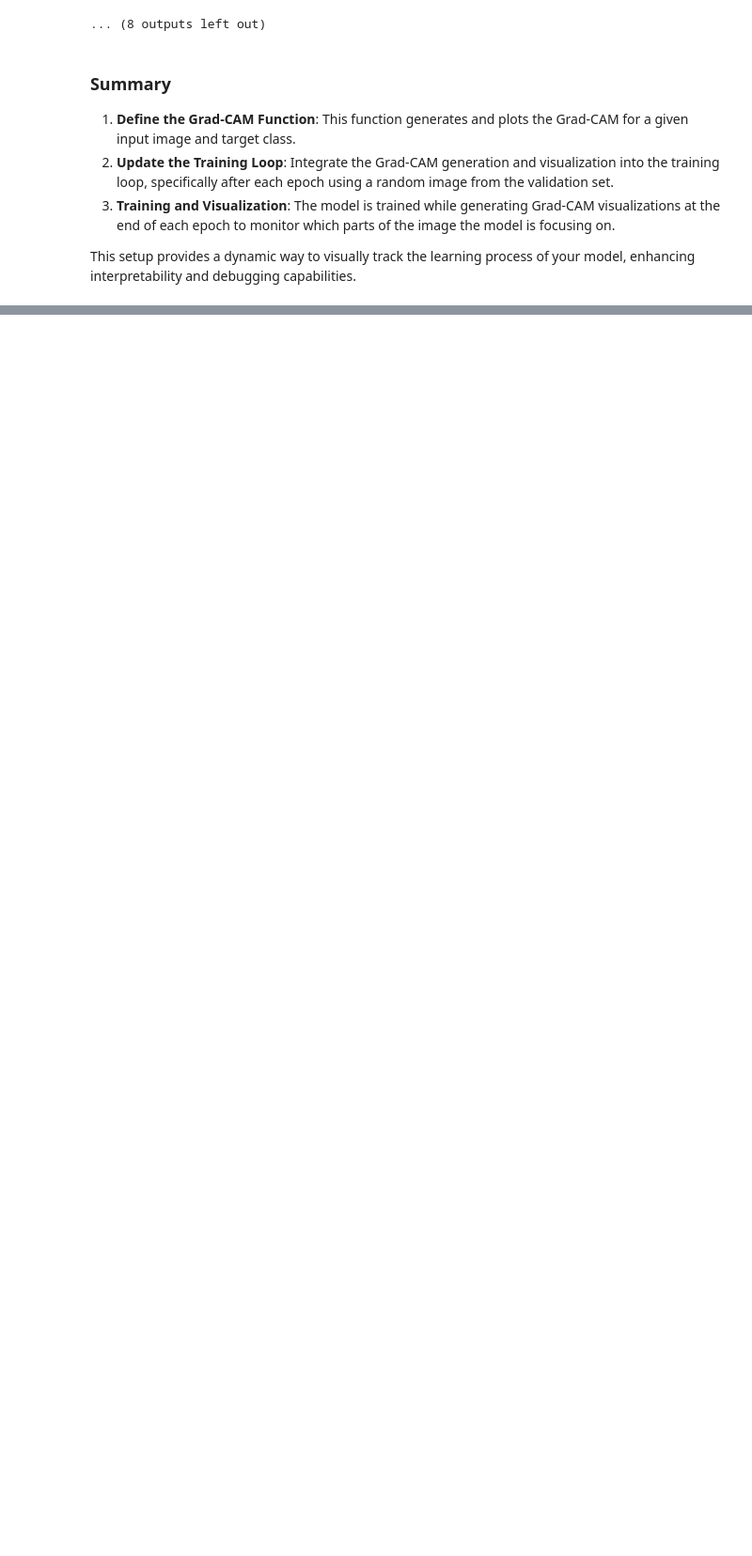
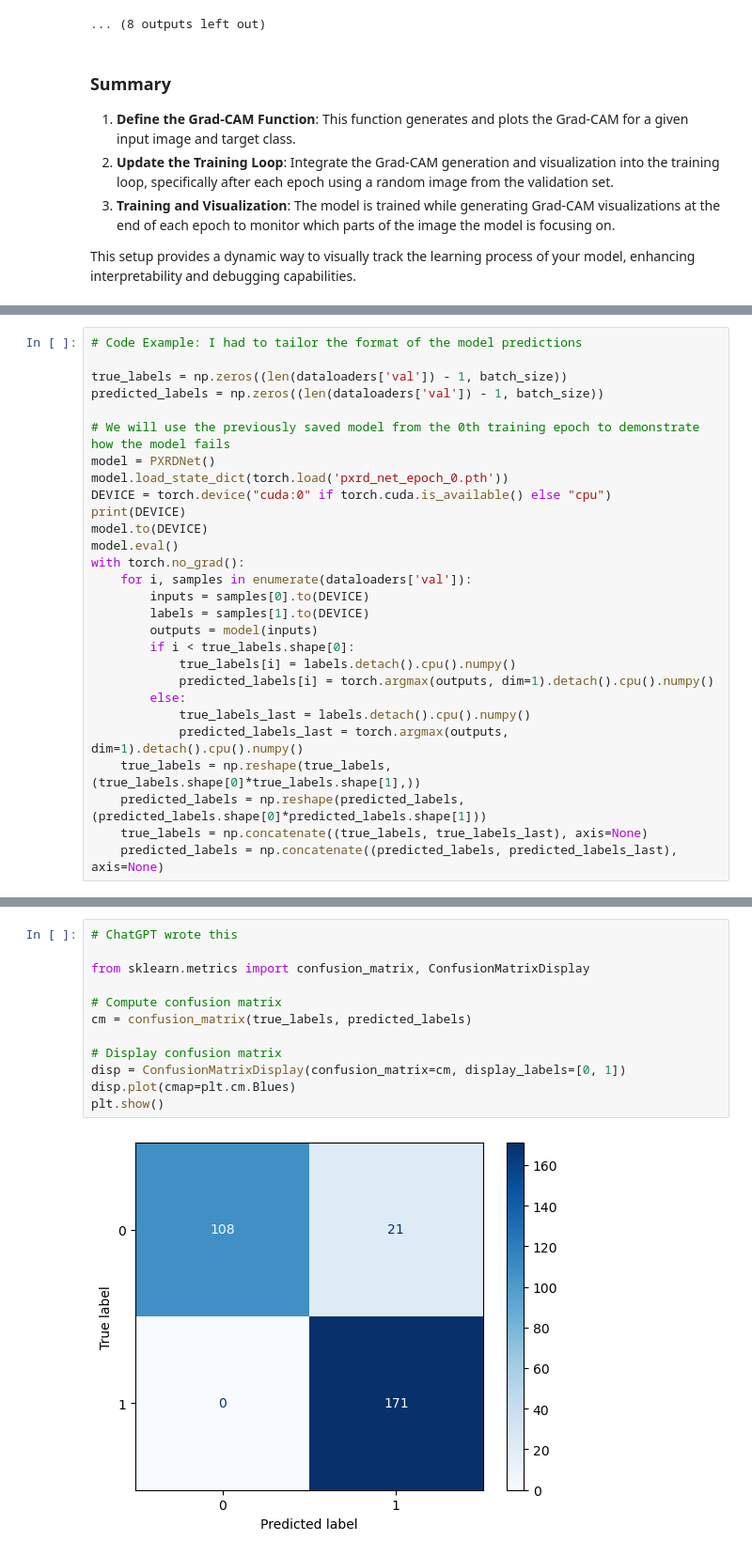
Before and after one commit to aileenluo/NX-School-2024, a Jupyter notebook: Classification_Tutorial.ipynb, the cells around one changed output, grey strips where cells are left out. Shown at 94% size. Drawn from its saved outputs; the diff is of its cells as text; blank space fills up the shorter version.

Commit message:
Added some failure analysis examples

```diff
--- a/Classification_Tutorial.ipynb
+++ b/Classification_Tutorial.ipynb
@@ -599,0 +627,28 @@ This setup provides a dynamic way to visually track the learning process of your
+# %%
+# Code Example: I had to tailor the format of the model predictions
+
+true_labels = np.zeros((len(dataloaders['val']) - 1, batch_size))
+predicted_labels = np.zeros((len(dataloaders['val']) - 1, batch_size))
+
+# We will use the previously saved model from the 0th training epoch to demonstrate how the model fails
+model = PXRDNet()
+model.load_state_dict(torch.load('pxrd_net_epoch_0.pth'))
+DEVICE = torch.device("cuda:0" if torch.cuda.is_available() else "cpu")
+print(DEVICE)
+model.to(DEVICE)
+model.eval()
+with torch.no_grad():
+    for i, samples in enumerate(dataloaders['val']):
+        inputs = samples[0].to(DEVICE)
+        labels = samples[1].to(DEVICE)
+        outputs = model(inputs)
+        if i < true_labels.shape[0]:
+            true_labels[i] = labels.detach().cpu().numpy()
+            predicted_labels[i] = torch.argmax(outputs, dim=1).detach().cpu().numpy()
+        else:
+            true_labels_last = labels.detach().cpu().numpy()
+            predicted_labels_last = torch.argmax(outputs, dim=1).detach().cpu().numpy()
+    true_labels = np.reshape(true_labels, (true_labels.shape[0]*true_labels.shape[1],))
+    predicted_labels = np.reshape(predicted_labels, (predicted_labels.shape[0]*predicted_labels.shape[1]))
+    true_labels = np.concatenate((true_labels, true_labels_last), axis=None)
+    predicted_labels = np.concatenate((predicted_labels, predicted_labels_last), axis=None)
@@ -599,0 +657,14 @@ This setup provides a dynamic way to visually track the learning process of your
+# %%
+# ChatGPT wrote this
+
+from sklearn.metrics import confusion_matrix, ConfusionMatrixDisplay
+
+# Compute confusion matrix
+cm = confusion_matrix(true_labels, predicted_labels)
+
+# Display confusion matrix
+disp = ConfusionMatrixDisplay(confusion_matrix=cm, display_labels=[0, 1])
+disp.plot(cmap=plt.cm.Blues)
+plt.show()
+# %% [output]
+[figure, added]
```
Also changed, not shown: parts of 28 cells of this notebook.
